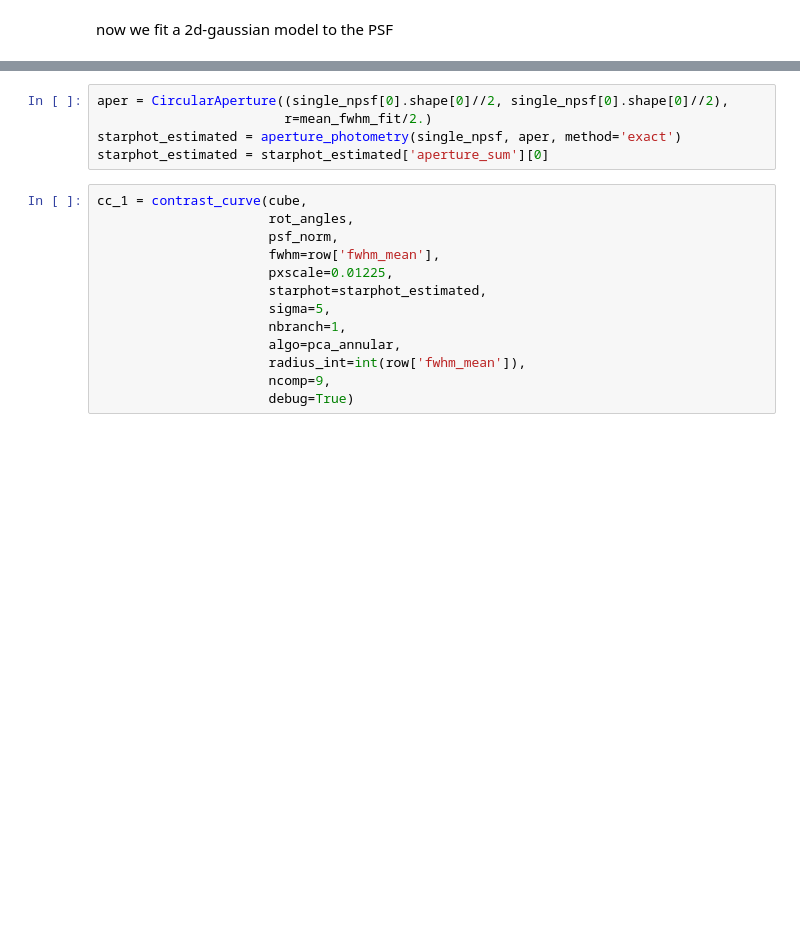
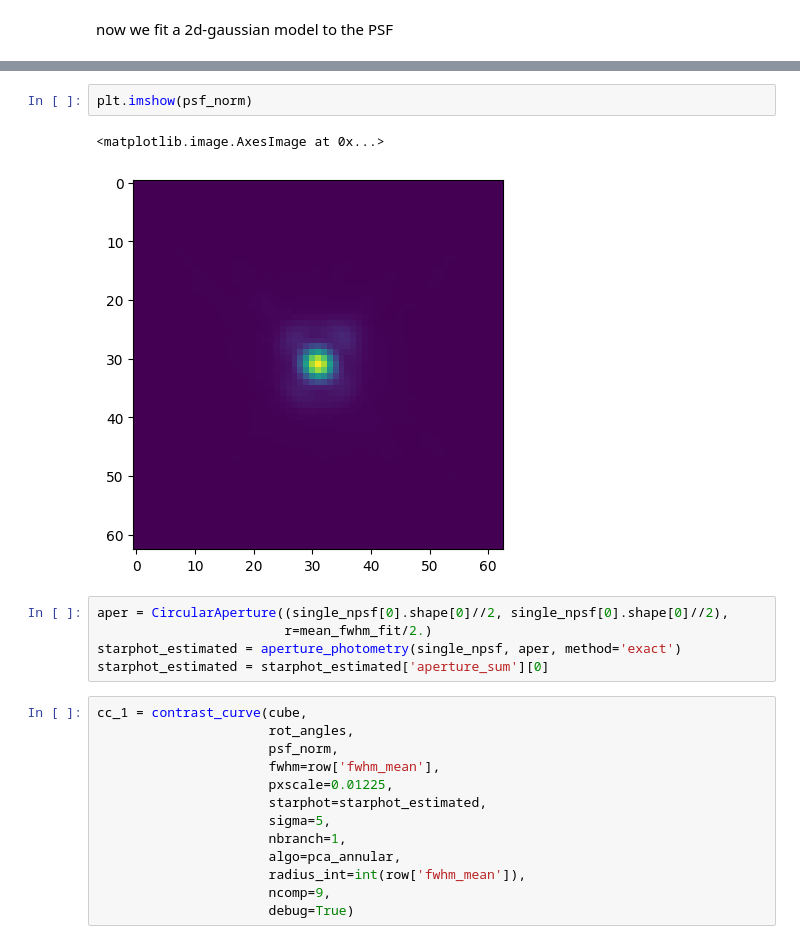
Before and after one commit to yemsnucleus/NEGFC, a Jupyter notebook: contrast_curve.ipynb, the cells around one changed output, grey strips where cells are left out. Saved outputs shown, nothing was run; the diff lists cells and outputs as text; blank space fills up the shorter version.

```diff
--- a/contrast_curve.ipynb
+++ b/contrast_curve.ipynb
@@ -43,3 +76,8 @@ mean_fwhm_fit = np.mean([fit.fwhm_y, fit.fwhm_x])
+# %%
+plt.imshow(psf_norm)
+# %% [output]
+<matplotlib.image.AxesImage at 0x...>
+[figure, added]
 # %%
 aper = CircularAperture((single_npsf[0].shape[0]//2, single_npsf[0].shape[0]//2),
                         r=mean_fwhm_fit/2.)
```
Also changed, not shown: parts of 5 cells of this notebook, 34 other files.
